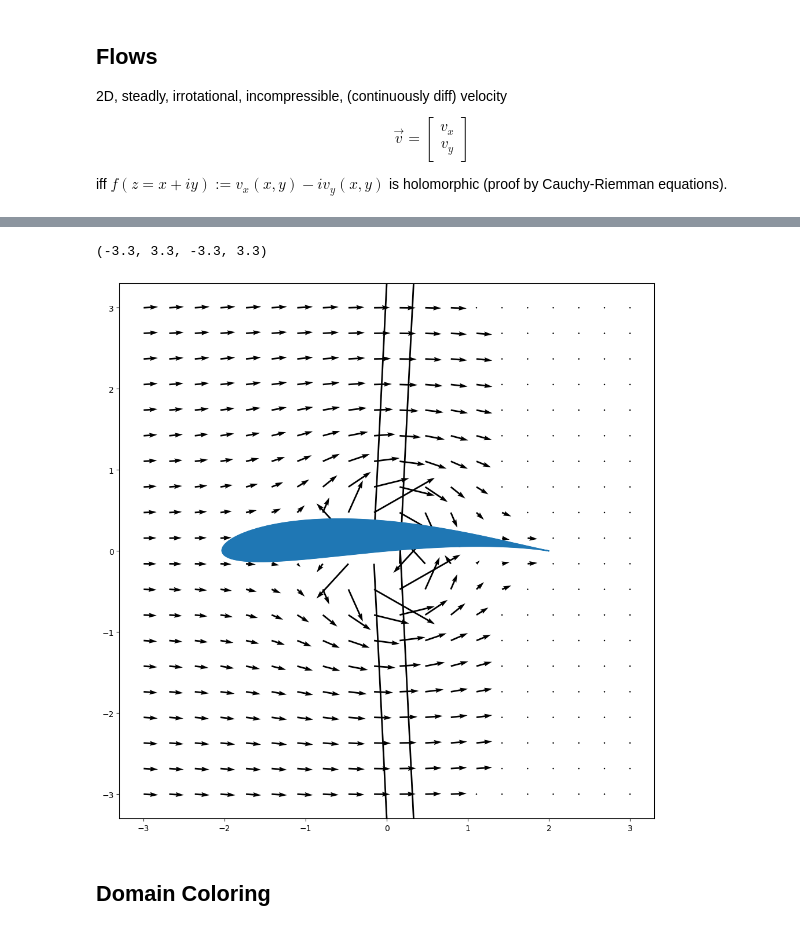
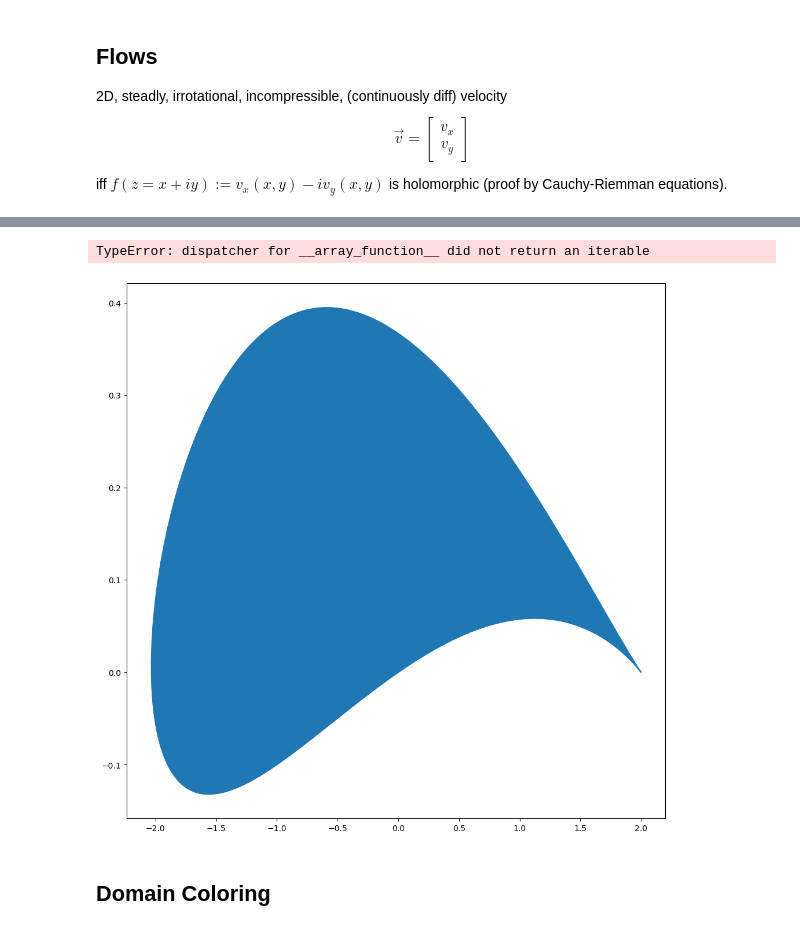
Before and after one commit to boisgera/visualization-of-analytic-functions, a Jupyter notebook: Domain Coloring.ipynb, the cells around one changed output, grey strips where cells are left out. Drawn from its saved outputs; the diff is of its cells as text; code cells hidden in the pictures.

```diff
--- a/Domain Coloring.ipynb
+++ b/Domain Coloring.ipynb
@@ -474,16 +531,15 @@ in the special case where $w\in[-2, 2]$)
 # %%
+def Joukowski(z):
+    return z + 1.0 / z
+
 @vectorize
 def Joukowsky_inv(w):
-    poly = [1.0, -w, 1.0] # z^2 - w z + 1
     zs = roots(poly)
     if abs(zs[0]) > 1.0:
         return zs[0]
     else:
         return zs[1]
 # %%
-def f(z):
-    return 1.0 - 1.0 / (z*z)
-
 
 c = -0.1 + 0.1j
 r = abs(c - 1)
@@ -492,38 +548,48 @@ def T(z):
     w = c + r * z
     return Joukowsky(w)
 
+def dT(z):
+    return r(1.0 - 1/(c+r*z)**2)
+
 def T_inv(z):
     J_inv = Joukowsky_inv(z)
     return (J_inv - c) / r
+
+def f(z):
+    return 1.0 - 1.0 / (z*z)
+
+def dg(z):
+    w = T_inv(z)
+    return f(w) / dT(w)
 # %%
-g = lambda z: f(T_inv(z))
 
 gamma = circle()
 T_gamma = lambda t: T(gamma(t))
 
 t = linspace(0.0, 1.0, 1000)
 
 figure(figsize=(12,12))
 plot(T_gamma(t).real, T_gamma(t).imag, color="C0")
 fill(T_gamma(t).real, T_gamma(t).imag, color="C0", zorder=10)
 
 def v(function):
     def v_(X, Y):
         f_xy = f(X+1j*Y)
         return (f_xy.real, -f_xy.imag)
     return v_
 
 xs = ys = linspace(-3.0, 3.0, 20)
 X, Y = meshgrid(xs, ys)
-mask = T_inv(X+1j*Y) <= 1.0
-Vx, Vy = v(g)(X, Y) * mask
+mask = T_inv(X+1j*Y) >= 1.0
+Vx, Vy = v(dg)(X, Y) * mask
 
 quiver(X, Y, Vx, Vy)
+
 axis("tight")
 axis("square")
 # %% [output]
-(-3.3, 3.3, -3.3, 3.3)
+TypeError: dispatcher for __array_function__ did not return an iterable
-[figure, old version]
+[figure, new version]
 # %% [markdown]
 ## Domain Coloring
 # %%
```
Also changed, not shown: parts of 8 cells of this notebook.
